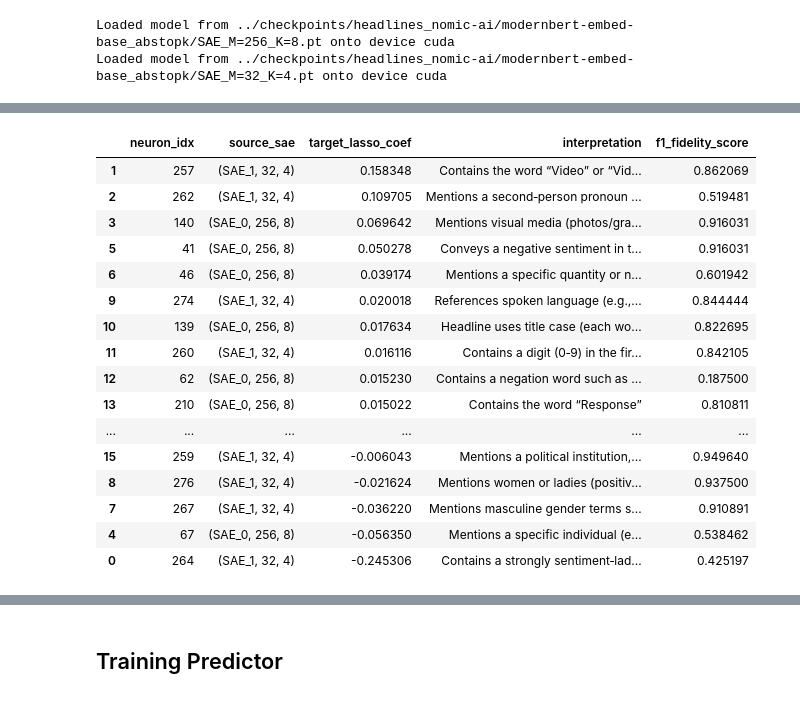
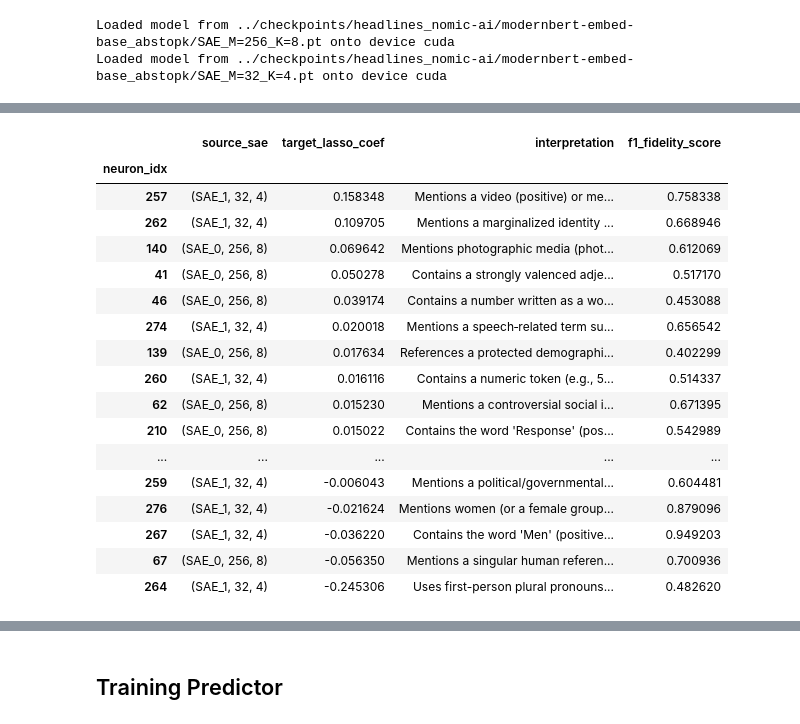
Before and after one commit to elmines/HypotheSAEs, a Jupyter notebook: notebooks/headline_repro.ipynb, the cells around one changed output, grey strips where cells are left out. Drawn from its saved outputs; the diff is of its cells as text; code cells hidden in the pictures.

Commit message:
Get ternary interpretation working

```diff
--- a/notebooks/headline_repro.ipynb
+++ b/notebooks/headline_repro.ipynb
@@ -31,6 +31,7 @@ INTERPRET_PROMPT_NAME = "interpret-neuron-binary"
 
 USE_ABS_TOPK = True
 USE_VALIDATION = True
+PERCENTILE_SAMPLE = False
 DATASET_NAME = "headlines"
 
 EMBED_CACHE_NAME = f"{DATASET_NAME}_{EMBEDDER}"
@@ -38,6 +39,11 @@ ACT_CACHE_NAME = EMBED_CACHE_NAME
 if USE_ABS_TOPK:
     ACT_CACHE_NAME += "_abstopk"
     INTERPRET_PROMPT_NAME = "interpret-neuron-ternary"
-ANN_CACHE_NAME = ACT_CACHE_NAME
+
+INTERP_CACHE_NAME = ACT_CACHE_NAME
+if not PERCENTILE_SAMPLE:
+    INTERP_CACHE_NAME += "_topnsample"
+
+ANN_CACHE_NAME = INTERP_CACHE_NAME
 if USE_VALIDATION:
     ANN_CACHE_NAME += "_validation"
@@ -186,9 +172,5 @@ scoring_config = ScoringConfig(
     sampling_function=interpretation_sampling_config.function,
     sampling_kwargs=interpretation_sampling_config.sampling_kwargs
 )
-all_metrics = interpreter.score_interpretations(
-    texts=unique_train_texts,
-    activations=unique_train_activations,
-    interpretations=interpretations,
-    config=scoring_config,
-)
+score_func = interpreter.ternary_score_interpretations if USE_ABS_TOPK else interpreter.score_interpretations
+# score_func = interpreter.score_interpretations
@@ -214,0 +181,7 @@ Found 9090 cached items; annotating 0 uncached items
+# %%
+all_metrics = score_func(
+    texts=unique_train_texts,
+    activations=unique_train_activations,
+    interpretations=interpretations,
+    config=scoring_config,
+)
@@ -223,26 +209,27 @@ for neuron_idx, fidelity_scores in all_metrics.items():
         'interpretation': best_interp,
         'f1_fidelity_score': fidelity_scores[best_interp]['f1'],
     })
-
-hypothesis_df = pd.DataFrame(results)
-pd.set_option('display.max_colwidth', None)
-display(hypothesis_df.sort_values(by='target_lasso_coef', ascending=False))
-pd.reset_option('display.max_colwidth')
-# %% [output]
-|  | neuron_idx | source_sae | target_lasso_coef | interpretation | f1_fidelity_score |
-| 1 | 257 | (SAE_1, 32, 4) | 0.158348 | Contains the word “Video” or “Vid... | 0.862069 |
-| 2 | 262 | (SAE_1, 32, 4) | 0.109705 | Mentions a second‑person pronoun ... | 0.519481 |
-| 3 | 140 | (SAE_0, 256, 8) | 0.069642 | Mentions visual media (photos/gra... | 0.916031 |
-| 5 | 41 | (SAE_0, 256, 8) | 0.050278 | Conveys a negative sentiment in t... | 0.916031 |
-| 6 | 46 | (SAE_0, 256, 8) | 0.039174 | Mentions a specific quantity or n... | 0.601942 |
-| 9 | 274 | (SAE_1, 32, 4) | 0.020018 | References spoken language (e.g.,... | 0.844444 |
-| 10 | 139 | (SAE_0, 256, 8) | 0.017634 | Headline uses title case (each wo... | 0.822695 |
-| 11 | 260 | (SAE_1, 32, 4) | 0.016116 | Contains a digit (0‑9) in the fir... | 0.842105 |
-| 12 | 62 | (SAE_0, 256, 8) | 0.015230 | Contains a negation word such as ... | 0.187500 |
-| 13 | 210 | (SAE_0, 256, 8) | 0.015022 | Contains the word “Response” | 0.810811 |
-| ... | ... | ... | ... | ... | ... |
-| 15 | 259 | (SAE_1, 32, 4) | -0.006043 | Mentions a political institution,... | 0.949640 |
-| 8 | 276 | (SAE_1, 32, 4) | -0.021624 | Mentions women or ladies (positiv... | 0.937500 |
-| 7 | 267 | (SAE_1, 32, 4) | -0.036220 | Mentions masculine gender terms s... | 0.910891 |
-| 4 | 67 | (SAE_0, 256, 8) | -0.056350 | Mentions a specific individual (e... | 0.538462 |
-| 0 | 264 | (SAE_1, 32, 4) | -0.245306 | Contains a strongly sentiment‑lad... | 0.425197 |
+# %%
+hypothesis_df = pd.DataFrame(results).set_index('neuron_idx')
+pd.set_option('display.max_colwidth', None)
+display(hypothesis_df.sort_values(by='target_lasso_coef', ascending=False))
+pd.reset_option('display.max_colwidth')
+# %% [output]
+|  | source_sae | target_lasso_coef | interpretation | f1_fidelity_score |
+| neuron_idx |  |  |  |  |
+| 257 | (SAE_1, 32, 4) | 0.158348 | Mentions a video (positive) or me... | 0.758338 |
+| 262 | (SAE_1, 32, 4) | 0.109705 | Mentions a marginalized identity ... | 0.668946 |
+| 140 | (SAE_0, 256, 8) | 0.069642 | Mentions photographic media (phot... | 0.612069 |
+| 41 | (SAE_0, 256, 8) | 0.050278 | Contains a strongly valenced adje... | 0.517170 |
+| 46 | (SAE_0, 256, 8) | 0.039174 | Contains a number written as a wo... | 0.453088 |
+| 274 | (SAE_1, 32, 4) | 0.020018 | Mentions a speech‑related term su... | 0.656542 |
+| 139 | (SAE_0, 256, 8) | 0.017634 | References a protected demographi... | 0.402299 |
+| 260 | (SAE_1, 32, 4) | 0.016116 | Contains a numeric token (e.g., 5... | 0.514337 |
+| 62 | (SAE_0, 256, 8) | 0.015230 | Mentions a controversial social i... | 0.671395 |
+| 210 | (SAE_0, 256, 8) | 0.015022 | Contains the word 'Response' (pos... | 0.542989 |
+| ... | ... | ... | ... | ... |
+| 259 | (SAE_1, 32, 4) | -0.006043 | Mentions a political/governmental... | 0.604481 |
+| 276 | (SAE_1, 32, 4) | -0.021624 | Mentions women (or a female group... | 0.879096 |
+| 267 | (SAE_1, 32, 4) | -0.036220 | Contains the word 'Men' (positive... | 0.949203 |
+| 67 | (SAE_0, 256, 8) | -0.056350 | Mentions a singular human referen... | 0.700936 |
+| 264 | (SAE_1, 32, 4) | -0.245306 | Uses first-person plural pronouns... | 0.482620 |
```
Also changed, not shown: parts of 20 cells of this notebook, 3 other files.
